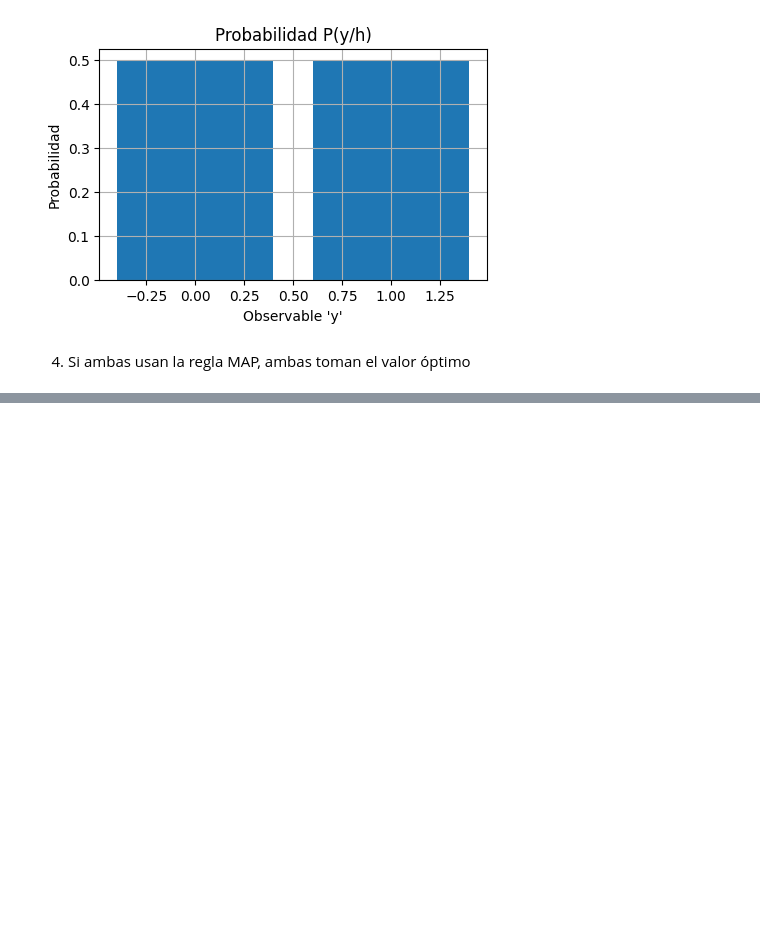
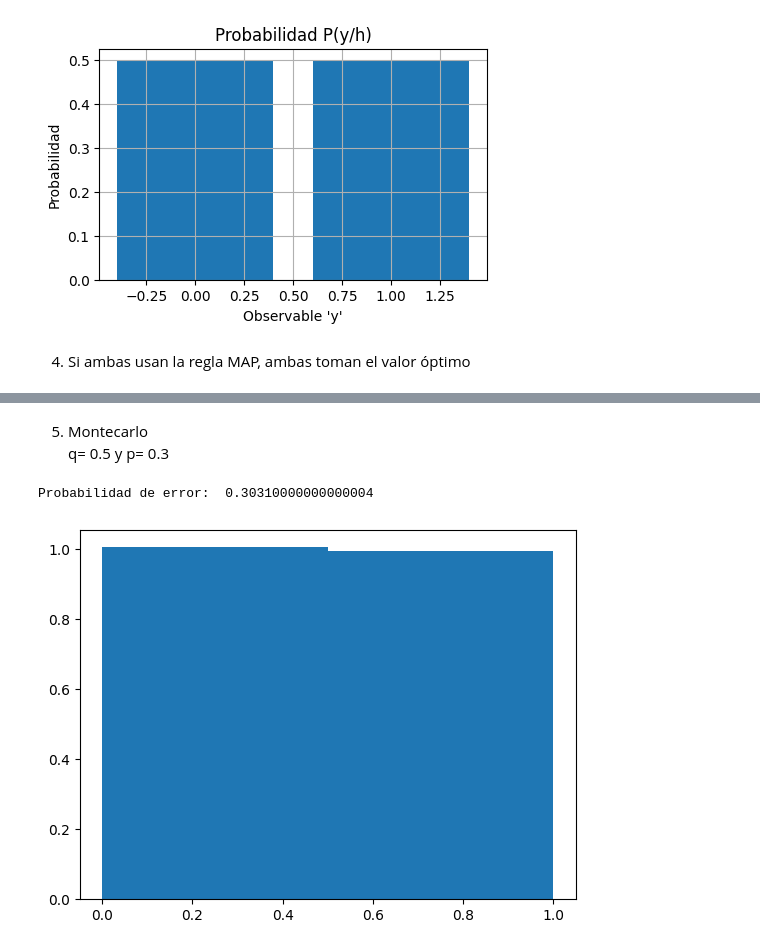
Before and after one commit to GastonFernandez00/Comunicaciones-Digitales, a Jupyter notebook: Codigo/Clase 4/Ejercicio3.ipynb, the cells around one changed output, grey strips where cells are left out. Cells and saved outputs as stored; diff of their text form; code cells hidden in the pictures; blank space fills up the shorter version.

```diff
--- a/Codigo/Clase 4/Ejercicio3.ipynb
+++ b/Codigo/Clase 4/Ejercicio3.ipynb
@@ -99,0 +131,21 @@ plt.bar([0,1],yPR)
+# %% [markdown]
+5. Montecarlo\
+q= 0.5  y  p= 0.3
+# %%
+intentos = 50000
+x = np.random.randint(1,101,intentos)
+H = [1 if x[n] > 50 else 0 for n in range(len(x))]
+
+Y = [flip(H[n],30) for n in range(len(H))]
+
+plt.hist(Y,bins=2,density = True)
+
+contador = 0
+for n in range(len(Y)):
+    if(Y[n] == H[n]):
+        contador += 1
+
+print("Probabilidad de error: ",1-(contador/intentos))
+# %% [output]
+Probabilidad de error:  0.30310000000000004
+[figure, added]
```
Also changed, not shown: parts of 4 cells of this notebook, 3 other files.
